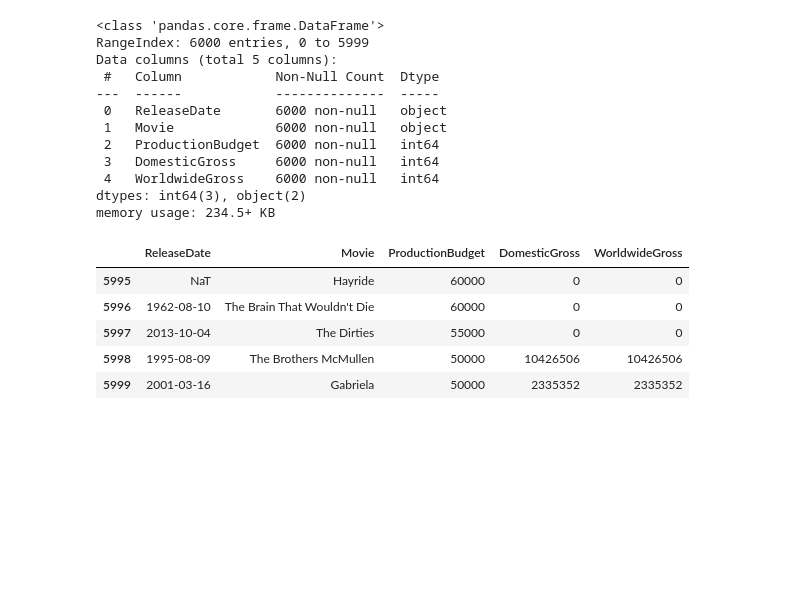
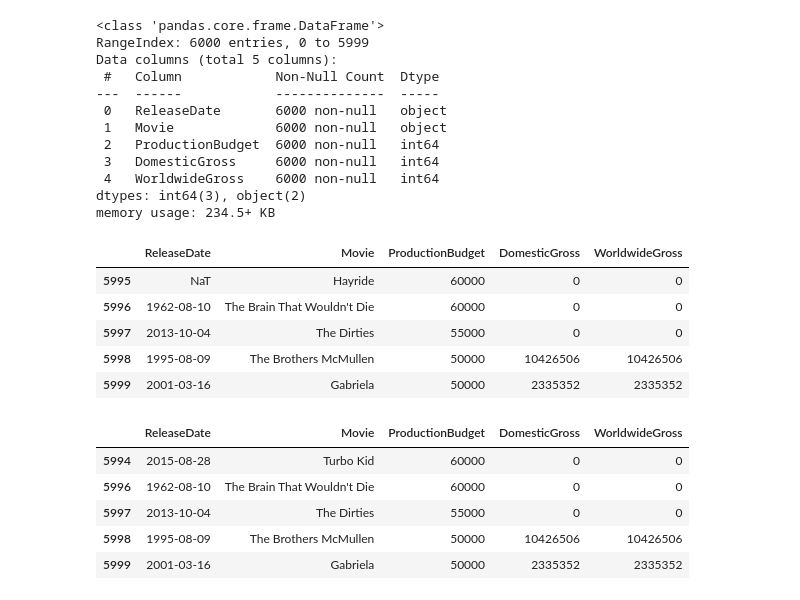
Before and after one commit to LenSin3/Conservatory-ETL-Project, a Jupyter notebook: ETL-Project/ETL-Transform.ipynb, the cells around one changed output. Saved outputs shown, nothing was run; the diff lists cells and outputs as text; code cells hidden in the pictures; blank space fills up the shorter version.

Commit message:
Drop rows with null ReleaseDate

```diff
--- a/ETL-Project/ETL-Transform.ipynb
+++ b/ETL-Project/ETL-Transform.ipynb
@@ -626,3 +627,14 @@ movies_num_final.tail()
 | 5997 | 2013-10-04 | The Dirties | 55000 | 0 | 0 |
 | 5998 | 1995-08-09 | The Brothers McMullen | 50000 | 10426506 | 10426506 |
 | 5999 | 2001-03-16 | Gabriela | 50000 | 2335352 | 2335352 |
+# %%
+movies_drop_nulltime = movies_num_final[pd.notnull(movies_num_final['ReleaseDate'])]
+# %%
+movies_drop_nulltime.tail()
+# %% [output]
+|  | ReleaseDate | Movie | ProductionBudget | DomesticGross | WorldwideGross |
+| 5994 | 2015-08-28 | Turbo Kid | 60000 | 0 | 0 |
+| 5996 | 1962-08-10 | The Brain That Wouldn't Die | 60000 | 0 | 0 |
+| 5997 | 2013-10-04 | The Dirties | 55000 | 0 | 0 |
+| 5998 | 1995-08-09 | The Brothers McMullen | 50000 | 10426506 | 10426506 |
+| 5999 | 2001-03-16 | Gabriela | 50000 | 2335352 | 2335352 |
```
Also changed, not shown: parts of 5 cells of this notebook, 2 other files.
